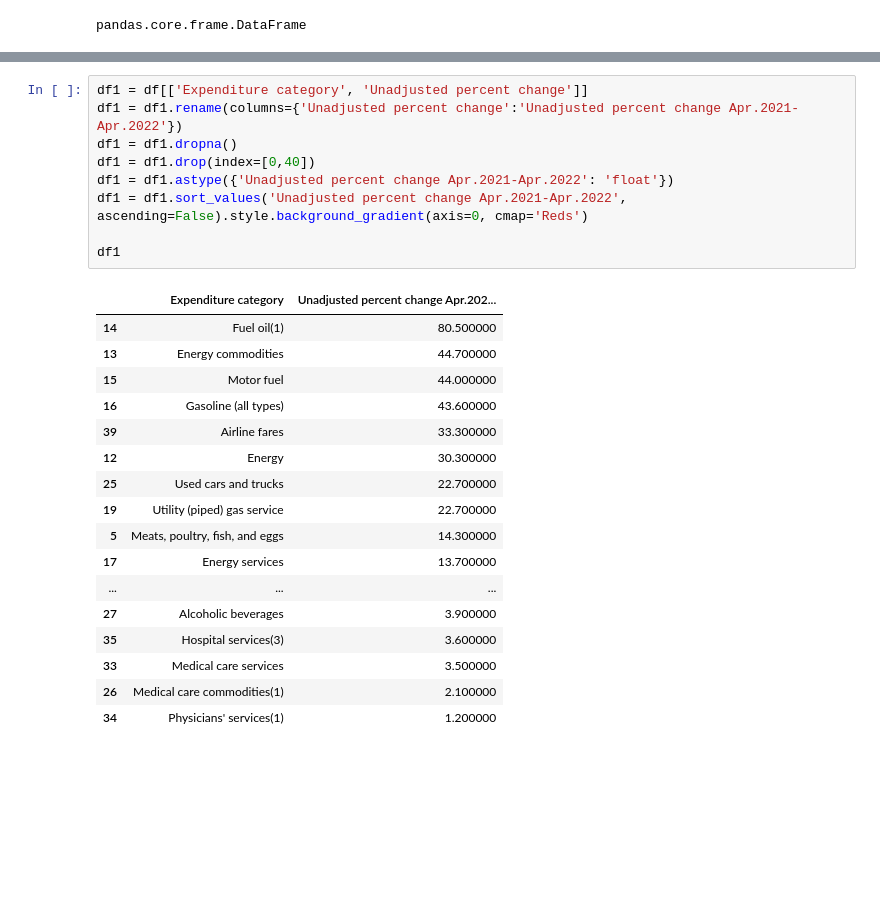
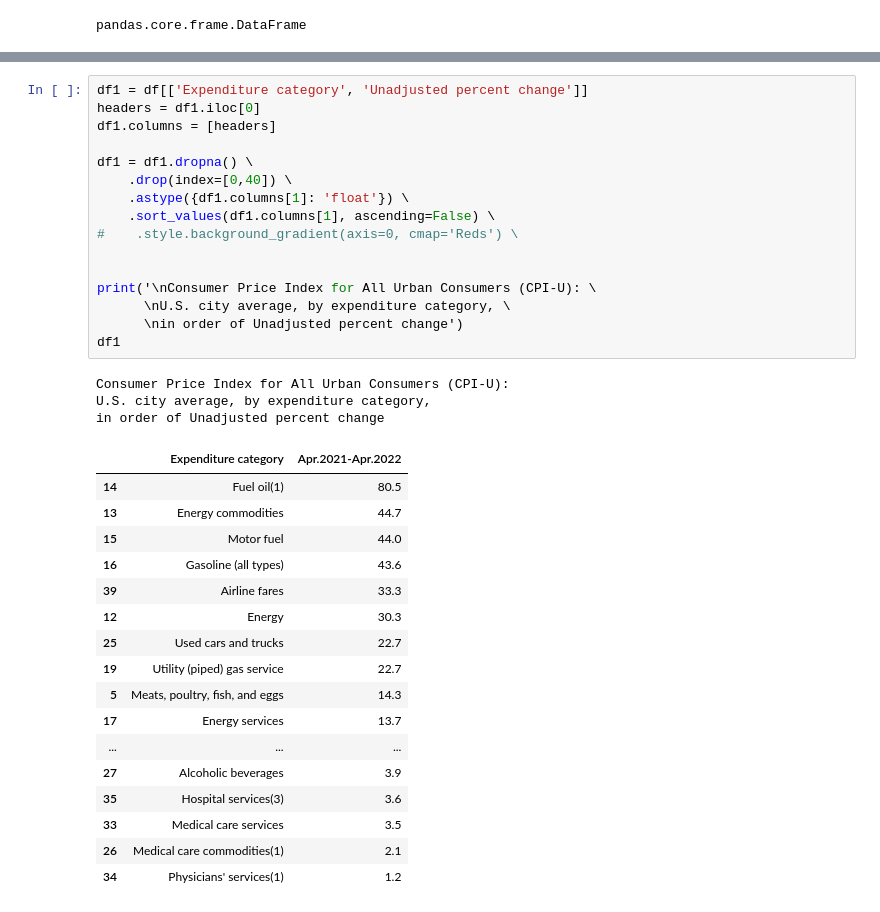
Before and after one commit to JohnBroberg/ConsumerPriceIndex, a Jupyter notebook: consumer_price_index.ipynb, the cells around one changed output, grey strips where cells are left out. Drawn from its saved outputs; the diff is of its cells as text; blank space fills up the shorter version.

```diff
--- a/consumer_price_index.ipynb
+++ b/consumer_price_index.ipynb
@@ -44,28 +45,38 @@ df
 | 40 | Footnotes (1) Not seasonally adju... | Footnotes (1) Not seasonally adju... | Footnotes (1) Not seasonally adju... | Footnotes (1) Not seasonally adju... | ... |
 # %%
 df1 = df[['Expenditure category', 'Unadjusted percent change']]
-df1 = df1.rename(columns={'Unadjusted percent change':'Unadjusted percent change Apr.2021-Apr.2022'})
-df1 = df1.dropna()
-df1 = df1.drop(index=[0,40])
-df1 = df1.astype({'Unadjusted percent change Apr.2021-Apr.2022': 'float'})
-df1 = df1.sort_values('Unadjusted percent change Apr.2021-Apr.2022', ascending=False).style.background_gradient(axis=0, cmap='Reds')
+headers = df1.iloc[0]
+df1.columns = [headers]
 
+df1 = df1.dropna() \
+    .drop(index=[0,40]) \
+    .astype({df1.columns[1]: 'float'}) \
+    .sort_values(df1.columns[1], ascending=False) \
+#    .style.background_gradient(axis=0, cmap='Reds') \
+
+
+print('\nConsumer Price Index for All Urban Consumers (CPI-U): \
+      \nU.S. city average, by expenditure category, \
+      \nin order of Unadjusted percent change')
 df1
 # %% [output]
+Consumer Price Index for All Urban Consumers (CPI-U):
+U.S. city average, by expenditure category,
+in order of Unadjusted percent change
-|  | Expenditure category | Unadjusted percent change Apr.202... |
-| 14 | Fuel oil(1) | 80.500000 |
-| 13 | Energy commodities | 44.700000 |
-| 15 | Motor fuel | 44.000000 |
-| 16 | Gasoline (all types) | 43.600000 |
-| 39 | Airline fares | 33.300000 |
-| 12 | Energy | 30.300000 |
-| 25 | Used cars and trucks | 22.700000 |
-| 19 | Utility (piped) gas service | 22.700000 |
-| 5 | Meats, poultry, fish, and eggs | 14.300000 |
-| 17 | Energy services | 13.700000 |
+|  | Expenditure category | Apr.2021-Apr.2022 |
+| 14 | Fuel oil(1) | 80.5 |
+| 13 | Energy commodities | 44.7 |
+| 15 | Motor fuel | 44.0 |
+| 16 | Gasoline (all types) | 43.6 |
+| 39 | Airline fares | 33.3 |
+| 12 | Energy | 30.3 |
+| 25 | Used cars and trucks | 22.7 |
+| 19 | Utility (piped) gas service | 22.7 |
+| 5 | Meats, poultry, fish, and eggs | 14.3 |
+| 17 | Energy services | 13.7 |
 | ... | ... | ... |
-| 27 | Alcoholic beverages | 3.900000 |
-| 35 | Hospital services(3) | 3.600000 |
-| 33 | Medical care services | 3.500000 |
-| 26 | Medical care commodities(1) | 2.100000 |
-| 34 | Physicians' services(1) | 1.200000 |
+| 27 | Alcoholic beverages | 3.9 |
+| 35 | Hospital services(3) | 3.6 |
+| 33 | Medical care services | 3.5 |
+| 26 | Medical care commodities(1) | 2.1 |
+| 34 | Physicians' services(1) | 1.2 |
```
Also changed, not shown: parts of 1 cell of this notebook.
